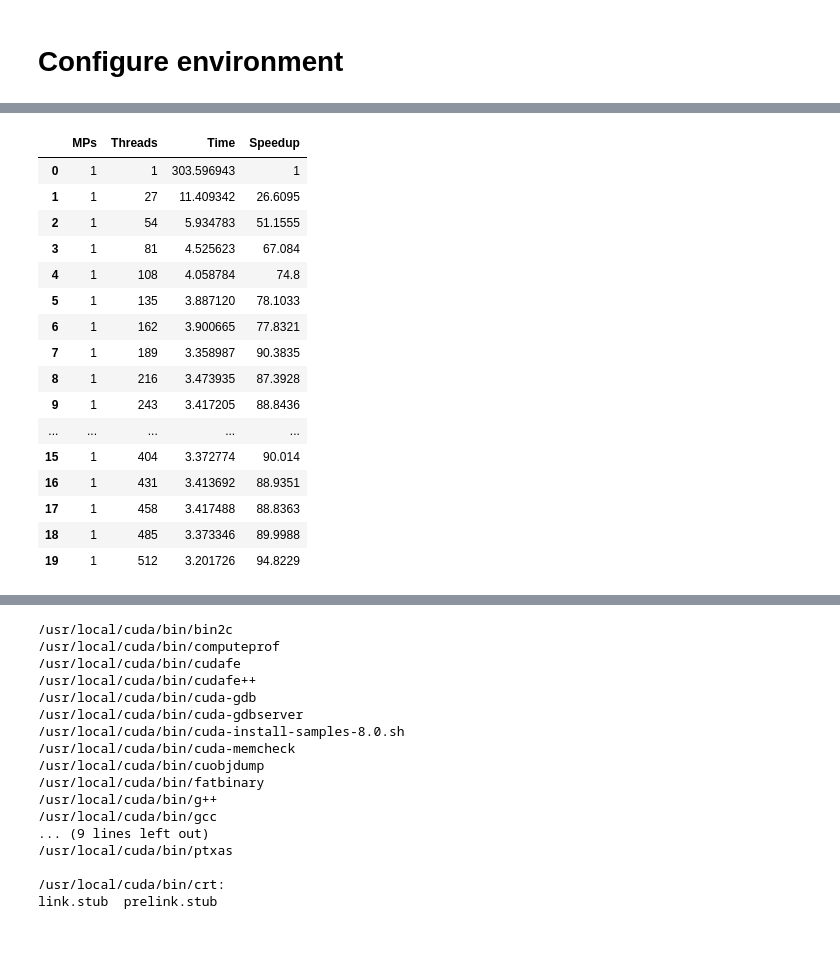
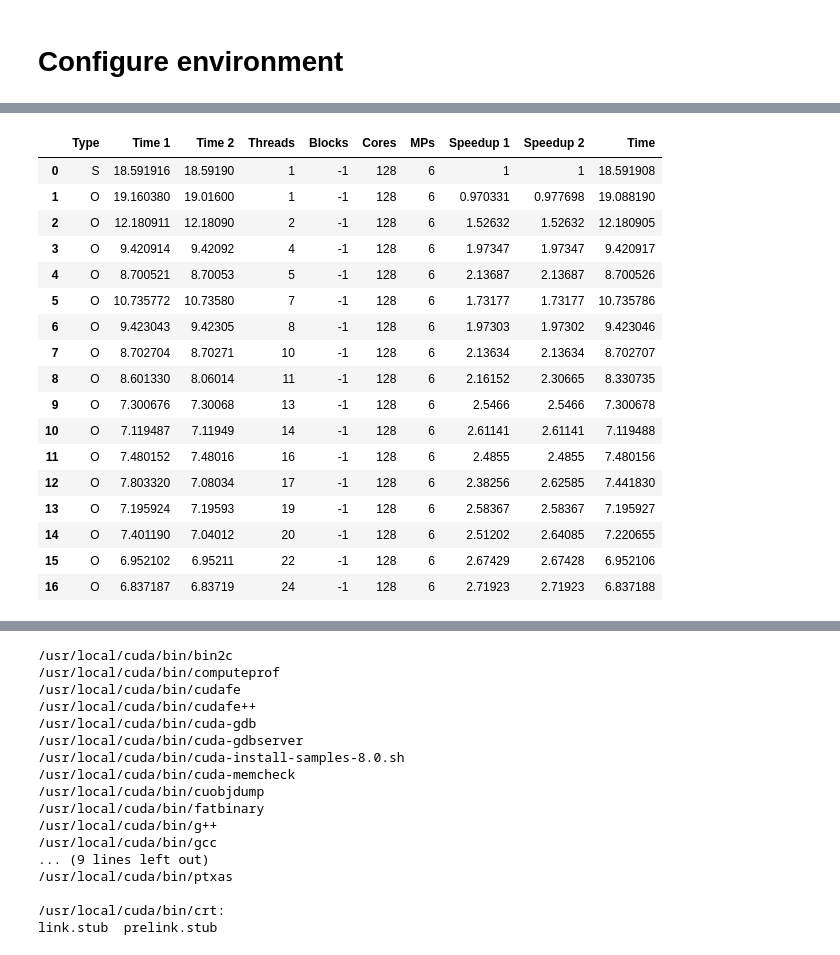
Before and after one commit to fstovarr/face_detection, a Jupyter notebook: face_detection/Analysis.ipynb, the cells around one changed output, grey strips where cells are left out. Drawn from its saved outputs; the diff is of its cells as text; code cells hidden in the pictures.

```diff
--- a/face_detection/Analysis.ipynb
+++ b/face_detection/Analysis.ipynb
@@ -60 +106,23 @@ df = pd.read_csv("output2.csv", names=('MPs', "Threads", "Time"))
+# %%
+df["Time"] = df[["Time 1", "Time 2"]].mean(axis = 1)
+df
+# %% [output]
+|  | Type | Time 1 | Time 2 | Threads | Blocks | Cores | MPs | Speedup 1 | Speedup 2 | Time |
+| 0 | S | 18.591916 | 18.59190 | 1 | -1 | 128 | 6 | 1 | 1 | 18.591908 |
+| 1 | O | 19.160380 | 19.01600 | 1 | -1 | 128 | 6 | 0.970331 | 0.977698 | 19.088190 |
+| 2 | O | 12.180911 | 12.18090 | 2 | -1 | 128 | 6 | 1.52632 | 1.52632 | 12.180905 |
+| 3 | O | 9.420914 | 9.42092 | 4 | -1 | 128 | 6 | 1.97347 | 1.97347 | 9.420917 |
+| 4 | O | 8.700521 | 8.70053 | 5 | -1 | 128 | 6 | 2.13687 | 2.13687 | 8.700526 |
+| 5 | O | 10.735772 | 10.73580 | 7 | -1 | 128 | 6 | 1.73177 | 1.73177 | 10.735786 |
+| 6 | O | 9.423043 | 9.42305 | 8 | -1 | 128 | 6 | 1.97303 | 1.97302 | 9.423046 |
+| 7 | O | 8.702704 | 8.70271 | 10 | -1 | 128 | 6 | 2.13634 | 2.13634 | 8.702707 |
+| 8 | O | 8.601330 | 8.06014 | 11 | -1 | 128 | 6 | 2.16152 | 2.30665 | 8.330735 |
+| 9 | O | 7.300676 | 7.30068 | 13 | -1 | 128 | 6 | 2.5466 | 2.5466 | 7.300678 |
+| 10 | O | 7.119487 | 7.11949 | 14 | -1 | 128 | 6 | 2.61141 | 2.61141 | 7.119488 |
+| 11 | O | 7.480152 | 7.48016 | 16 | -1 | 128 | 6 | 2.4855 | 2.4855 | 7.480156 |
+| 12 | O | 7.803320 | 7.08034 | 17 | -1 | 128 | 6 | 2.38256 | 2.62585 | 7.441830 |
+| 13 | O | 7.195924 | 7.19593 | 19 | -1 | 128 | 6 | 2.58367 | 2.58367 | 7.195927 |
+| 14 | O | 7.401190 | 7.04012 | 20 | -1 | 128 | 6 | 2.51202 | 2.64085 | 7.220655 |
+| 15 | O | 6.952102 | 6.95211 | 22 | -1 | 128 | 6 | 2.67429 | 2.67428 | 6.952106 |
+| 16 | O | 6.837187 | 6.83719 | 24 | -1 | 128 | 6 | 2.71923 | 2.71923 | 6.837188 |
 # %%
@@ -63,20 +130,0 @@ df["Speedup"] = df['Time'].apply(lambda x: sequential / x, 0)
-# %%
-df[df['MPs'] == 1]
-# %% [output]
-|  | MPs | Threads | Time | Speedup |
-| 0 | 1 | 1 | 303.596943 | 1 |
-| 1 | 1 | 27 | 11.409342 | 26.6095 |
-| 2 | 1 | 54 | 5.934783 | 51.1555 |
-| 3 | 1 | 81 | 4.525623 | 67.084 |
-| 4 | 1 | 108 | 4.058784 | 74.8 |
-| 5 | 1 | 135 | 3.887120 | 78.1033 |
-| 6 | 1 | 162 | 3.900665 | 77.8321 |
-| 7 | 1 | 189 | 3.358987 | 90.3835 |
-| 8 | 1 | 216 | 3.473935 | 87.3928 |
-| 9 | 1 | 243 | 3.417205 | 88.8436 |
-| ... | ... | ... | ... | ... |
-| 15 | 1 | 404 | 3.372774 | 90.014 |
-| 16 | 1 | 431 | 3.413692 | 88.9351 |
-| 17 | 1 | 458 | 3.417488 | 88.8363 |
-| 18 | 1 | 485 | 3.373346 | 89.9988 |
-| 19 | 1 | 512 | 3.201726 | 94.8229 |
```
Also changed, not shown: parts of 11 cells of this notebook, 2 other files.
